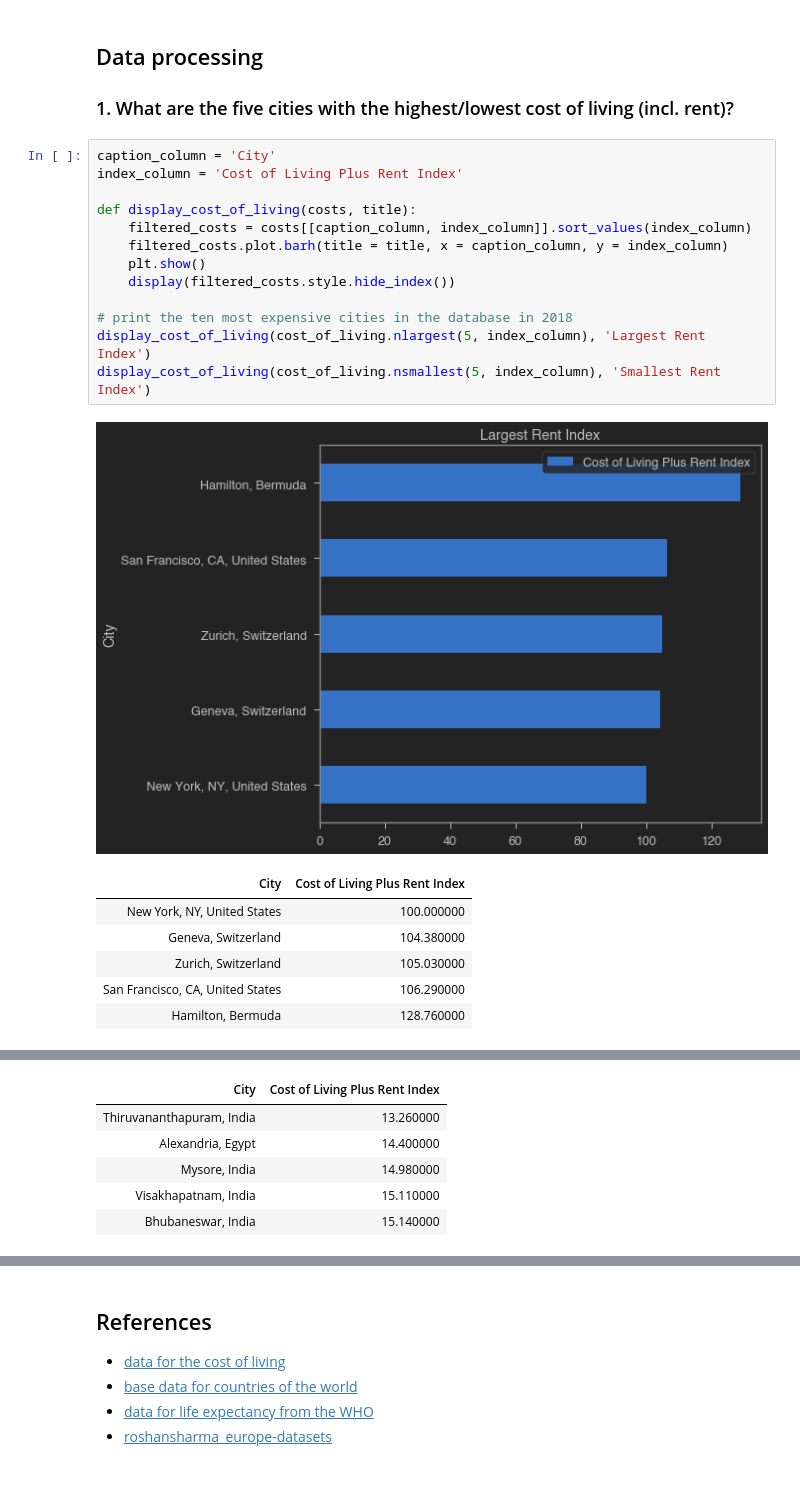
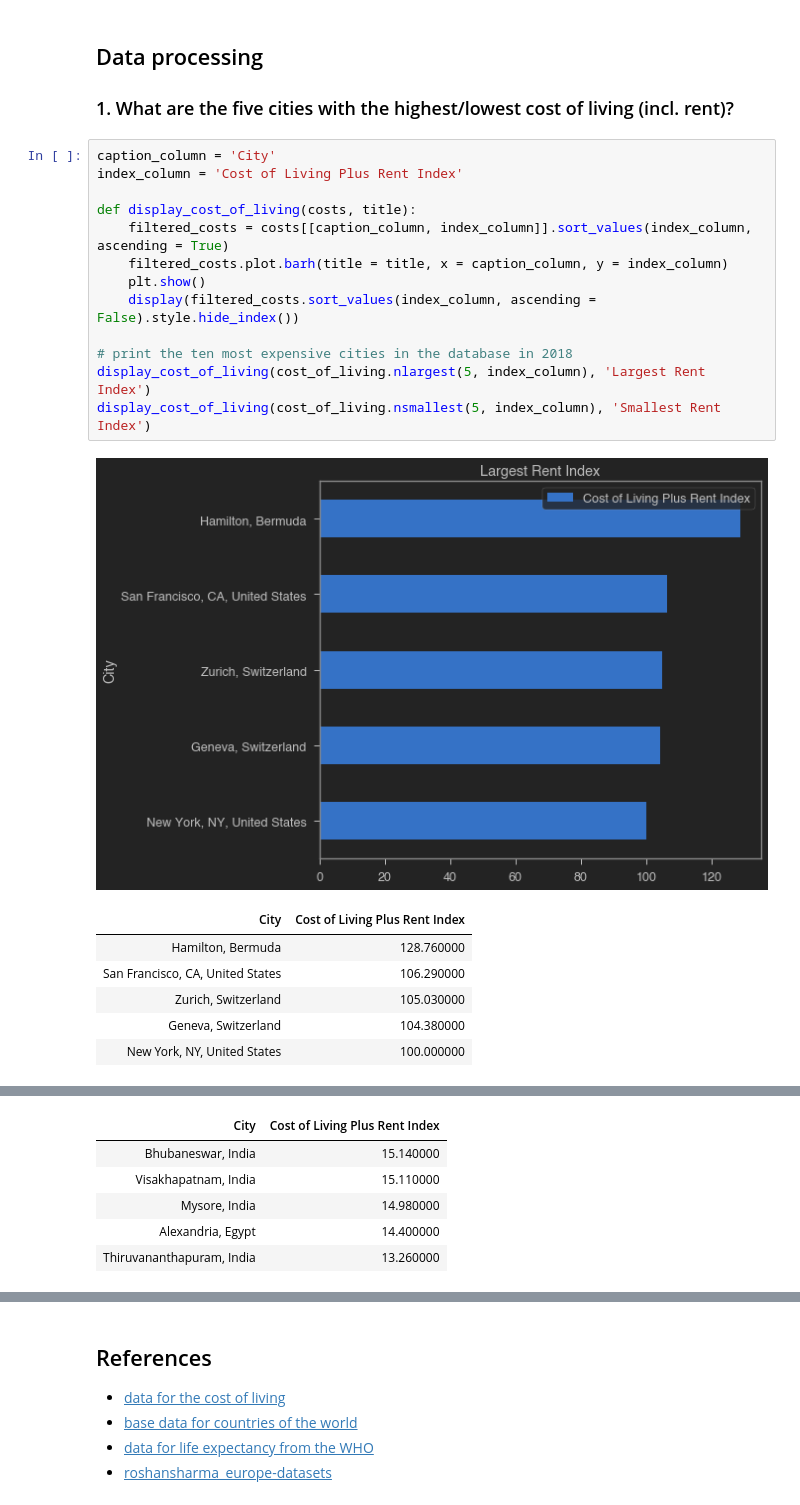
Before and after one commit to s-gerber/python_bootcamp_team13, a Jupyter notebook: deliver/team13_capstone_project.ipynb, the cells around one changed output, grey strips where cells are left out. Saved outputs shown, nothing was run; the diff lists cells and outputs as text.

```diff
--- a/deliver/team13_capstone_project.ipynb
+++ b/deliver/team13_capstone_project.ipynb
@@ -67,28 +74,28 @@ cost_of_living = cost_of_living.drop(columns = 'Rank')
 # %%
 caption_column = 'City'
 index_column = 'Cost of Living Plus Rent Index'
 
 def display_cost_of_living(costs, title):
-    filtered_costs = costs[[caption_column, index_column]].sort_values(index_column)
+    filtered_costs = costs[[caption_column, index_column]].sort_values(index_column, ascending = True)
     filtered_costs.plot.barh(title = title, x = caption_column, y = index_column)
     plt.show()
-    display(filtered_costs.style.hide_index())
+    display(filtered_costs.sort_values(index_column, ascending = False).style.hide_index())
 
 # print the ten most expensive cities in the database in 2018
 display_cost_of_living(cost_of_living.nlargest(5, index_column), 'Largest Rent Index')
 display_cost_of_living(cost_of_living.nsmallest(5, index_column), 'Smallest Rent Index')
 # %% [output]
 [figure]
 | City | Cost of Living Plus Rent Index |
+| Hamilton, Bermuda | 128.760000 |
+| San Francisco, CA, United States | 106.290000 |
+| Zurich, Switzerland | 105.030000 |
+| Geneva, Switzerland | 104.380000 |
 | New York, NY, United States | 100.000000 |
-| Geneva, Switzerland | 104.380000 |
-| Zurich, Switzerland | 105.030000 |
-| San Francisco, CA, United States | 106.290000 |
-| Hamilton, Bermuda | 128.760000 |
 [figure]
 | City | Cost of Living Plus Rent Index |
+| Bhubaneswar, India | 15.140000 |
+| Visakhapatnam, India | 15.110000 |
+| Mysore, India | 14.980000 |
+| Alexandria, Egypt | 14.400000 |
 | Thiruvananthapuram, India | 13.260000 |
-| Alexandria, Egypt | 14.400000 |
-| Mysore, India | 14.980000 |
-| Visakhapatnam, India | 15.110000 |
-| Bhubaneswar, India | 15.140000 |
```
Also changed, not shown: parts of 3 cells of this notebook, 5 other files.
